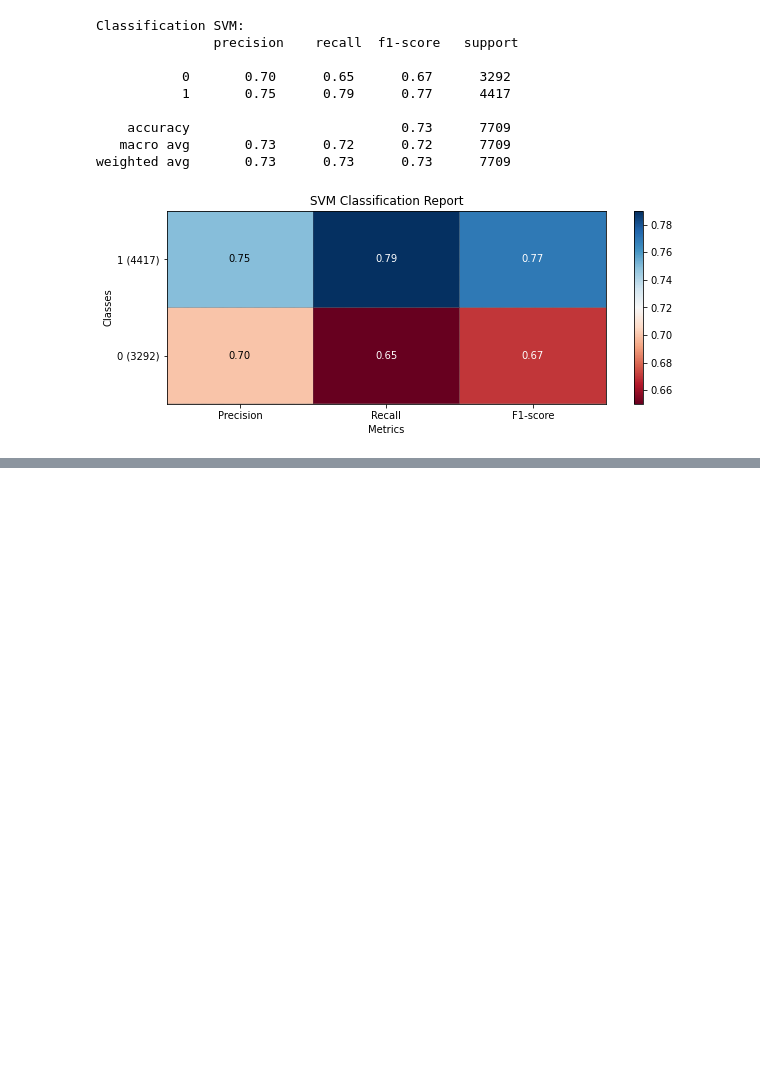
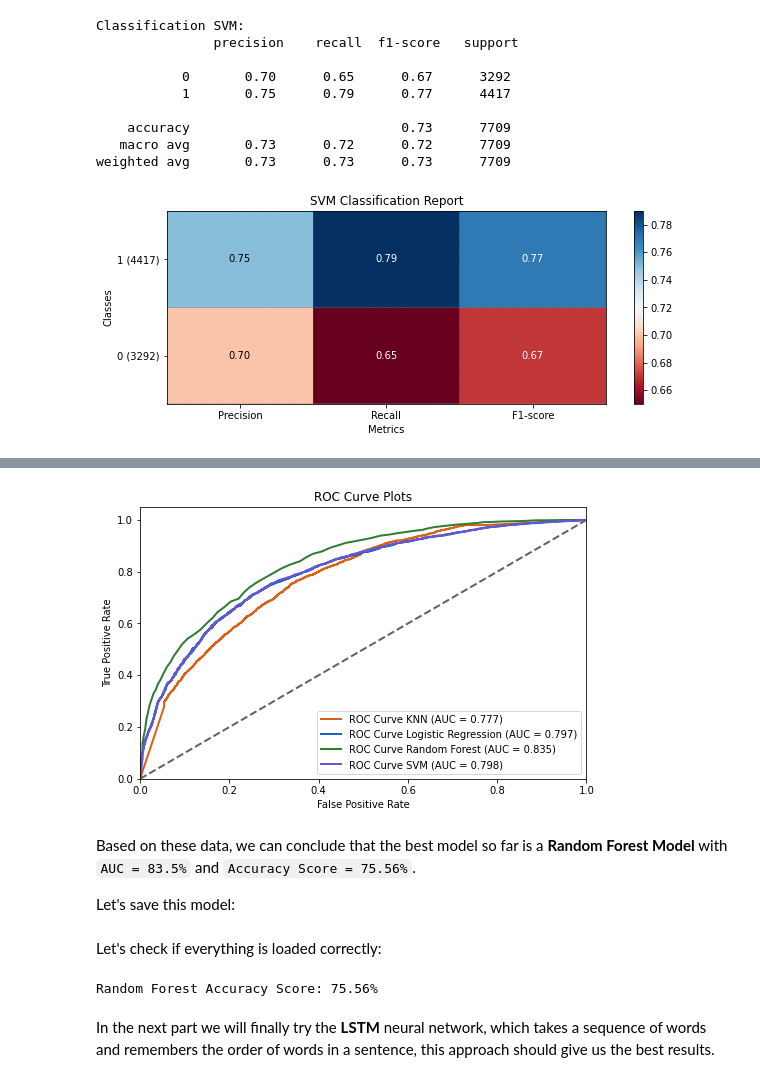
Before and after one commit to jackshendrikov/sentimento, a Jupyter notebook: Part II - Sentiment Analysis Classifications - Review and Comparison.ipynb, the cells around one changed output, grey strips where cells are left out. Cells and saved outputs as stored; diff of their text form; code cells hidden in the pictures; blank space fills up the shorter version.

Commit message:
Add comparison of models and finish Part II

```diff
--- a/Part II - Sentiment Analysis Classifications - Review and Comparison.ipynb
+++ b/Part II - Sentiment Analysis Classifications - Review and Comparison.ipynb
@@ -525,7 +527,7 @@ You can read more about it [here](https://en.wikipedia.org/wiki/Support-vector_m
 # %%
 from sklearn import svm
 
-SVM = svm.SVC(C=1.0, kernel='linear', degree=3, gamma='auto')
+SVM = svm.SVC(C=1.0, kernel='linear', degree=3, gamma='auto', probability=True)
 SVM.fit(x_train, y_train)
 
 print("Accuracy Score:", str(round(SVM.score(x_test, y_test), 4) * 100) + '%')
@@ -549,0 +568,33 @@ plot_classification_report(classification_report(y_test, SVM.predict(x_test)), t
+# %%
+from sklearn import metrics
+from sklearn.metrics import roc_curve, auc
+
+fprKNN, tprKNN, thresholdsKNN = metrics.roc_curve(y_test, knn.predict_proba(x_test)[:, 1])
+fprLR, tprLR, thresholdsLR = metrics.roc_curve(y_test, logit.predict_proba(x_test)[:, 1])
+fprCLF, tprCLF, thresholdCLF = metrics.roc_curve(y_test, clf.predict_proba(x_test)[:, 1])
+fprSVM, trpSVM, thresholdSVM = metrics.roc_curve(y_test, SVM.predict_proba(x_test)[:, 1])
+# %%
+linewidth = 2
+plt.figure(figsize=(8, 5))
+
+plt.plot(fprKNN, tprKNN, color='#db6114', lw=linewidth, label='ROC Curve KNN (AUC = %0.3f)' % auc(fprKNN, tprKNN))
+plt.plot(fprLR, tprLR, color='#1565c0', lw=linewidth, label='ROC Curve Logistic Regression (AUC = %0.3f)' % auc(fprLR, tprLR))
+plt.plot(fprCLF, tprCLF, color='#2e7d32',lw=linewidth, label='ROC Curve Random Forest (AUC = %0.3f)' % auc(fprCLF, tprCLF))
+plt.plot(fprSVM, trpSVM, color='#6557d2',lw=linewidth, label='ROC Curve SVM (AUC = %0.3f)' % auc(fprSVM, trpSVM))
+plt.plot([0, 1], [0, 1], color='#616161', lw=linewidth, linestyle='--')
+
+plt.xlim([0.0, 1.0])
+plt.ylim([0.0, 1.05])
+
+plt.xlabel('False Positive Rate')
+plt.ylabel('True Positive Rate')
+plt.title('ROC Curve Plots')
+plt.legend(loc="lower right")
+
+plt.show()
+# %% [output]
+[figure, added]
+# %% [markdown]
+Based on these data, we can conclude that the best model so far is a **Random Forest Model** with `AUC = 83.5%` and `Accuracy Score = 75.56%`.
+
+Let's save this model:
@@ -549,0 +604,11 @@ plot_classification_report(classification_report(y_test, SVM.predict(x_test)), t
+# %% [markdown]
+Let's check if everything is loaded correctly:
+# %%
+with open('RFModel.pickle', 'rb') as m:
+     rf = pickle.load(m)
+
+print("Random Forest Accuracy Score:", str(round(clf.score(x_test, y_test), 4) * 100) + '%')
+# %% [output]
+Random Forest Accuracy Score: 75.56%
+# %% [markdown]
+In the next part we will finally try the **LSTM** neural network, which takes a sequence of words and remembers the order of words in a sentence, this approach should give us the best results.
```
Also changed, not shown: parts of 6 cells of this notebook, 1 other file.
